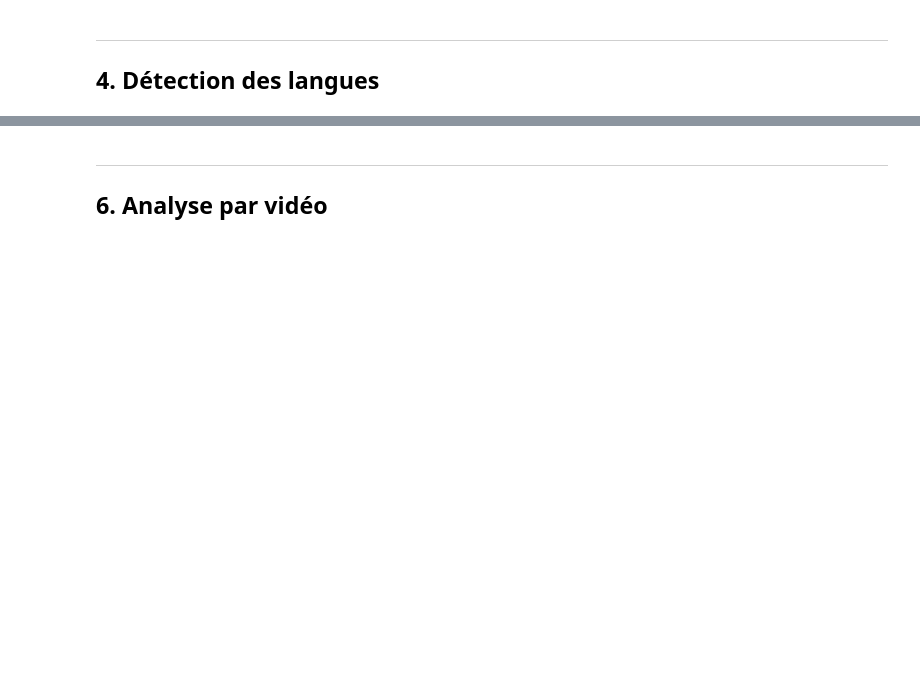
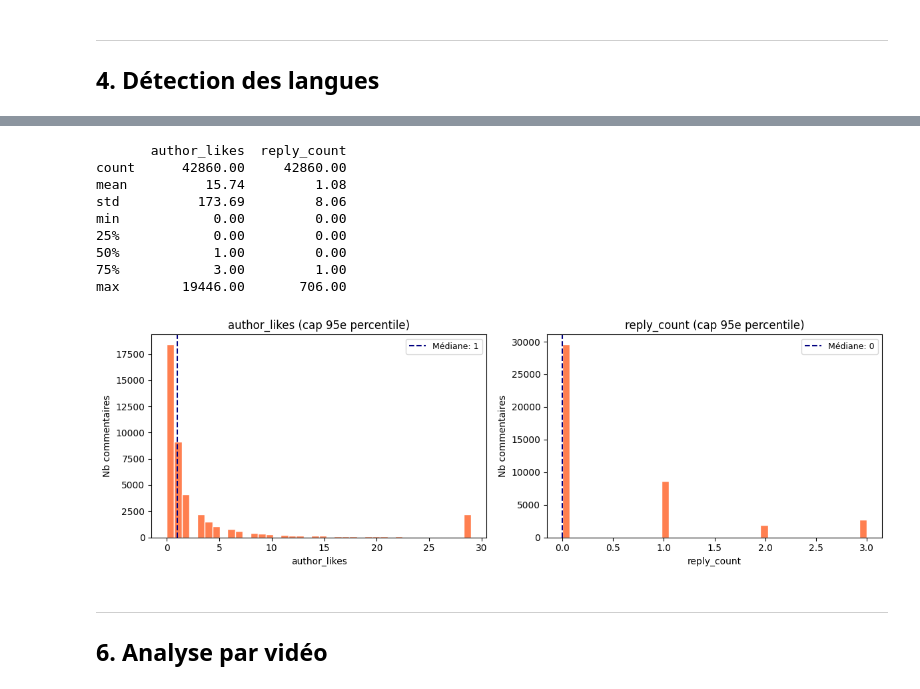
Before and after one commit to FerdinandMY/Analyse_Agentique_des_Videos_Youtube, a Jupyter notebook: notebooks/phase2_eda.ipynb, the cells around one changed output, grey strips where cells are left out. Drawn from its saved outputs; the diff is of its cells as text; code cells hidden in the pictures; blank space fills up the shorter version.

```diff
--- a/notebooks/phase2_eda.ipynb
+++ b/notebooks/phase2_eda.ipynb
@@ -172,28 +230,39 @@ plt.show()
 # %%
-engagement_cols = [c for c in ['author_likes', 'reply_count'] if c in df_clean.columns]
+engagement_cols = [c for c in ["author_likes", "reply_count"] if c in df_clean.columns]
 
 if engagement_cols:
     print(df_clean[engagement_cols].describe().round(2).to_string())
 
-    fig, axes = plt.subplots(1, len(engagement_cols), figsize=(6*len(engagement_cols), 4))
+    fig, axes = plt.subplots(1, len(engagement_cols), figsize=(6 * len(engagement_cols), 4))
     if len(engagement_cols) == 1:
         axes = [axes]
 
     for ax, col in zip(axes, engagement_cols):
         cap = df_clean[col].quantile(0.95)
-        ax.hist(df_clean[col].dropna().clip(upper=cap), bins=40, color='coral', edgecolor='white')
-        ax.set_title(f'{col} (cap 95e percentile)')
+        ax.hist(df_clean[col].dropna().clip(upper=cap), bins=40, color="coral", edgecolor="white")
+        ax.set_title(f"{col} (cap 95e percentile)")
         ax.set_xlabel(col)
-        ax.set_ylabel('Nb commentaires')
+        ax.set_ylabel("Nb commentaires")
         med = df_clean[col].median()
-        ax.axvline(med, color='navy', linestyle='--', label=f'Mediane: {med:.0f}')
+        ax.axvline(med, color="navy", linestyle="--", label=f"Médiane: {med:.0f}")
         ax.legend(fontsize=9)
 
     plt.tight_layout()
-    plt.savefig('../docs/phase2_data/fig_engagement_distribution.png', dpi=150, bbox_inches='tight')
+    plt.savefig("../docs/phase2_data/fig_engagement_distribution.png", dpi=150, bbox_inches="tight")
     plt.show()
 else:
-    print('Warning : author_likes et reply_count absents du CSV.')
+    print("Warning : author_likes et reply_count absents du CSV.")
+# %% [output]
+       author_likes  reply_count
+count      42860.00     42860.00
+mean          15.74         1.08
+std          173.69         8.06
+min            0.00         0.00
+25%            0.00         0.00
+50%            1.00         0.00
+75%            3.00         1.00
+max        19446.00       706.00
+[figure, added]
 # %% [markdown]
 ---
 ## 6. Analyse par vidéo
```
Also changed, not shown: parts of 22 cells of this notebook, 5 other files.
